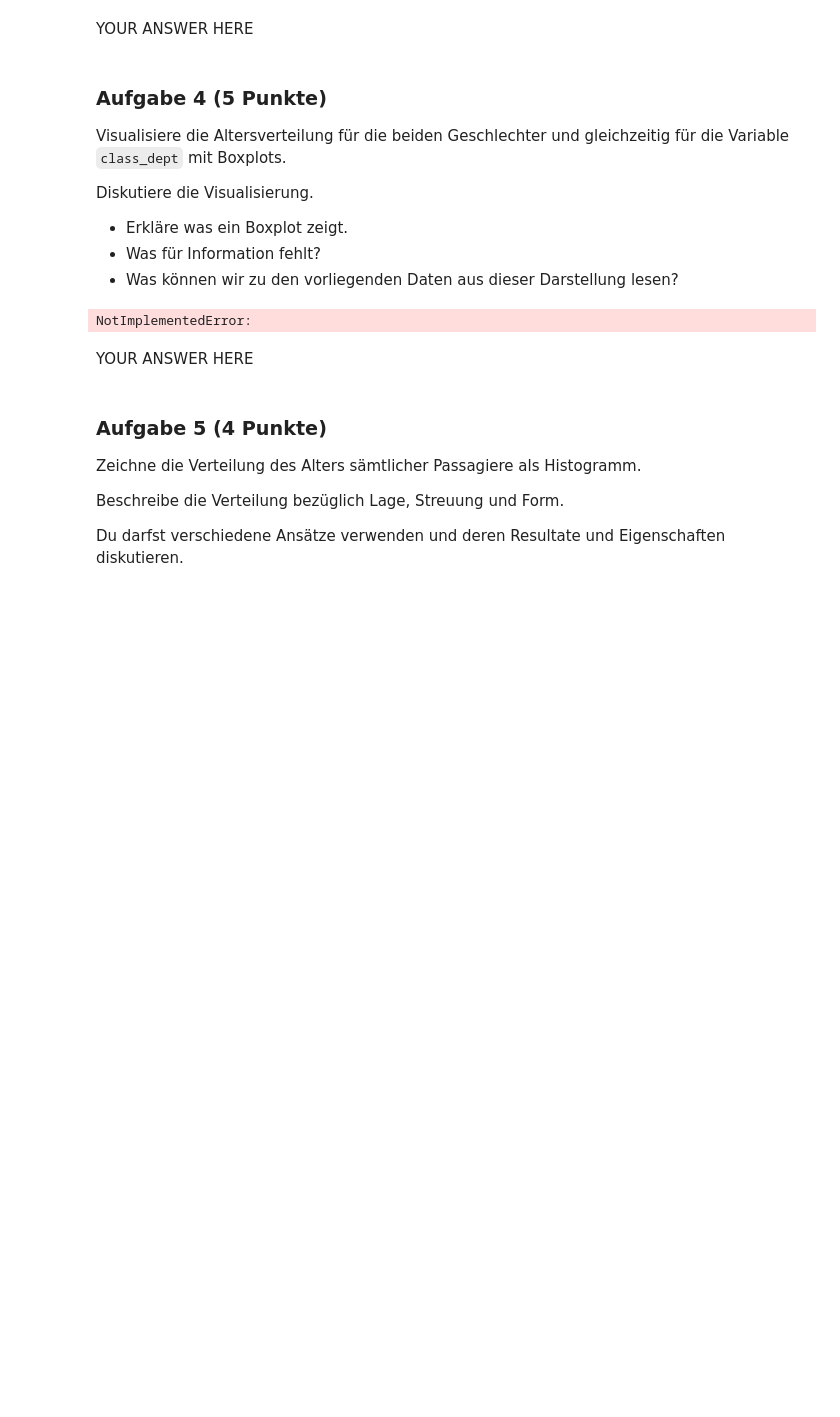
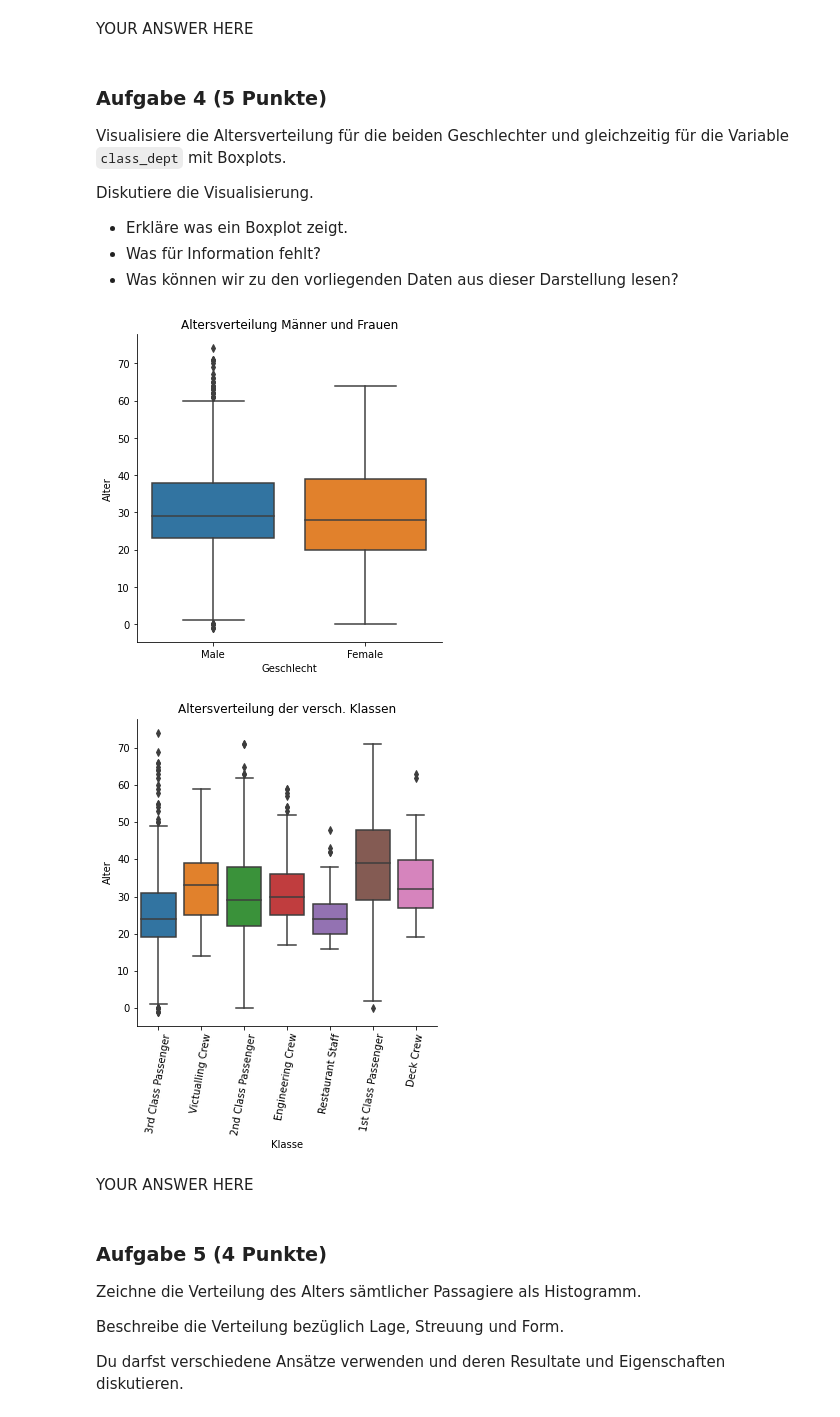
Before and after one commit to marcschny/dsp_assignments, a Jupyter notebook: assignments/assignment11_graded/exercise11.ipynb, the cells around one changed output. Cells and saved outputs as stored; diff of their text form; code cells hidden in the pictures; blank space fills up the shorter version.

```diff
--- a/assignments/assignment11_graded/exercise11.ipynb
+++ b/assignments/assignment11_graded/exercise11.ipynb
@@ -283,11 +283,21 @@ Diskutiere die Visualisierung.
 - Erkläre was ein Boxplot zeigt.
 - Was für Information fehlt?
 - Was können wir zu den vorliegenden Daten aus dieser Darstellung lesen?
-# %%
-# YOUR CODE HERE
-raise NotImplementedError()
-# %% [output]
-NotImplementedError:
+# %%
+import seaborn as sns
+
+#boxplot male/female
+ax1 = sns.catplot(data=allPersons, x="sex", y="age", kind="box")
+_ = ax1.set(xlabel='Geschlecht', ylabel='Alter', title="Altersverteilung Männer und Frauen")
+
+
+#boxplot diff class_depts
+ax2 = sns.catplot(data=allPersons, x="class_dept", y="age", kind="box")
+_ = ax2.set(xlabel='Klasse', ylabel='Alter', title="Altersverteilung der versch. Klassen")
+_ = ax2.set_xticklabels(rotation=80)
+# %% [output]
+[figure, added]
+[figure, added]
 # %% [markdown]
 YOUR ANSWER HERE
 # %% [markdown]
```
Also changed, not shown: parts of 4 cells of this notebook.
